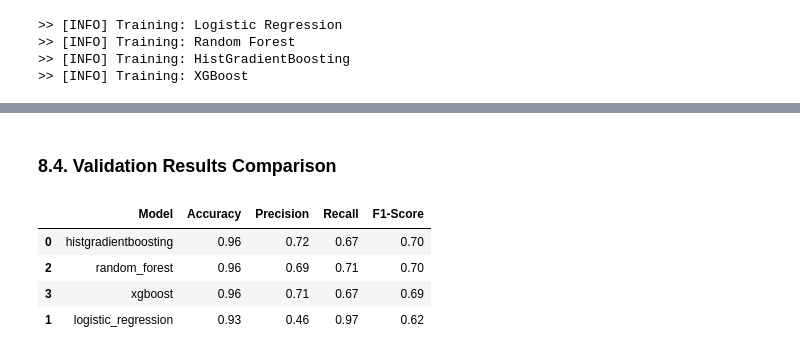
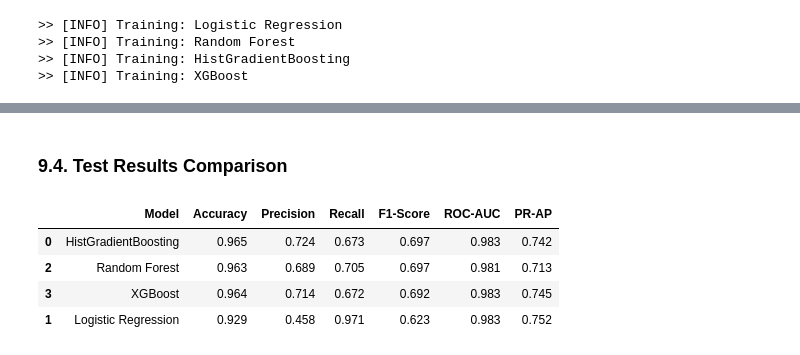
Before and after one commit to DavidF-22/ICT5101-IoT_Project, a Jupyter notebook: PartB/src/IoT_PartB_Predictive_Maintenance.ipynb, the cells around one changed output, grey strips where cells are left out. Cells and saved outputs as stored; diff of their text form; code cells hidden in the pictures.

```diff
--- a/PartB/src/IoT_PartB_Predictive_Maintenance.ipynb
+++ b/PartB/src/IoT_PartB_Predictive_Maintenance.ipynb
@@ -511,8 +676,12 @@ RESULTS_PATH.mkdir(parents=True, exist_ok=True)
 loaded_models = {}
 
 for model_path in MODEL_PATH.glob("*.joblib"):
-    model_name = model_path.stem
-    loaded_models[model_name] = joblib.load(model_path)
+    new_model_name = model_path.stem
+    display_model_name = model_name_lookup.get(
+        new_model_name,
+        new_model_name.replace("_", " ").title()
+    )
 
-    print(f">> [INFO] Loaded {model_name}")
+    loaded_models[display_model_name] = joblib.load(model_path)
+    print(f">> [INFO] Loaded {display_model_name}")
 # %% [output]
@@ -525,14 +694,39 @@ for model_path in MODEL_PATH.glob("*.joblib"):
+# %%
+def plot_confusion_matrix(model_name, y_true, y_pred, save_path):
+    cm = confusion_matrix(y_true, y_pred)
+    disp = ConfusionMatrixDisplay(confusion_matrix=cm, display_labels=["No Failure", "Failure"])
+    disp.plot(values_format="d")
+    plt.title(f"Confusion Matrix - {model_name}")
+    plt.tight_layout()
+    plt.savefig(save_path, bbox_inches="tight")
+    plt.show()
 # %%
 eval_results = []
 
 for model_name, loaded_model in loaded_models.items():
+    safe_model_name = safe_file_name(model_name)
+    model_results_path = RESULTS_PATH/safe_model_name
+    model_results_path.mkdir(parents=True, exist_ok=True)
+
+    print(f"\n>> --- [Evaluating: {model_name}] --- :")
+
+    y_pred = loaded_model.predict(X_test)
+    y_scores = get_positive_class_scores(loaded_model, X_test)
+
     result = evaluate_model(
         model_name=model_name,
         model=loaded_model,
         X=X_test,
         y=y_test
     )
-
     eval_results.append(result)
 
-loaded_results_df = pd.DataFrame(eval_results).round(2)
+    # Save model-specific plots
+    plot_confusion_matrix(
+        model_name=model_name,
+        y_true=y_test,
+        y_pred=y_pred,
+        save_path=model_results_path / "confusion_matrix.png"
+    )
+
+loaded_results_df = pd.DataFrame(eval_results).sort_values(by="F1-Score", ascending=False)
@@ -539,12 +742,11 @@ loaded_results_df = pd.DataFrame(eval_results).round(2)
 # %% [markdown]
-### 8.4. Validation Results Comparison
+### 9.4. Test Results Comparison
 # %%
-loaded_results_df = loaded_results_df.sort_values(by="F1-Score", ascending=False)
-display(loaded_results_df)
+display(loaded_results_df.round(3))
 # %% [output]
-|  | Model | Accuracy | Precision | Recall | F1-Score |
-| 0 | histgradientboosting | 0.96 | 0.72 | 0.67 | 0.70 |
-| 2 | random_forest | 0.96 | 0.69 | 0.71 | 0.70 |
-| 3 | xgboost | 0.96 | 0.71 | 0.67 | 0.69 |
-| 1 | logistic_regression | 0.93 | 0.46 | 0.97 | 0.62 |
+|  | Model | Accuracy | Precision | Recall | F1-Score | ROC-AUC | PR-AP |
+| 0 | HistGradientBoosting | 0.965 | 0.724 | 0.673 | 0.697 | 0.983 | 0.742 |
+| 2 | Random Forest | 0.963 | 0.689 | 0.705 | 0.697 | 0.981 | 0.713 |
+| 3 | XGBoost | 0.964 | 0.714 | 0.672 | 0.692 | 0.983 | 0.745 |
+| 1 | Logistic Regression | 0.929 | 0.458 | 0.971 | 0.623 | 0.983 | 0.752 |
 # %%
```
Also changed, not shown: parts of 39 cells of this notebook.
